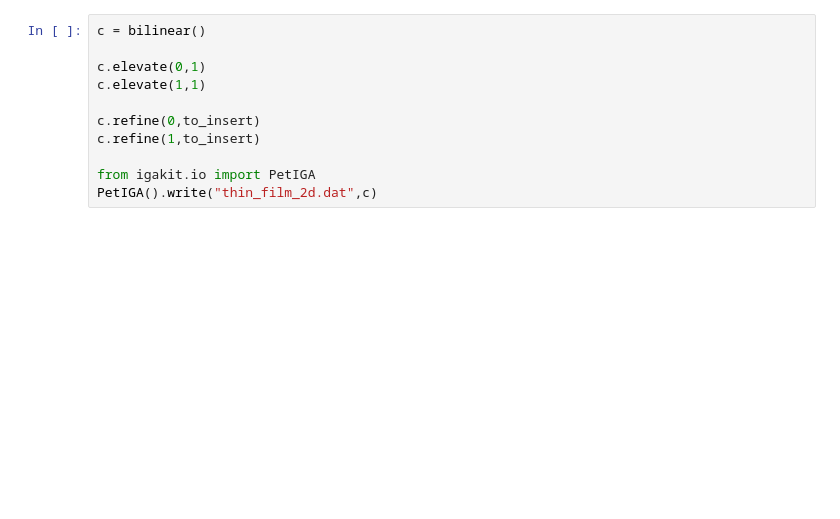
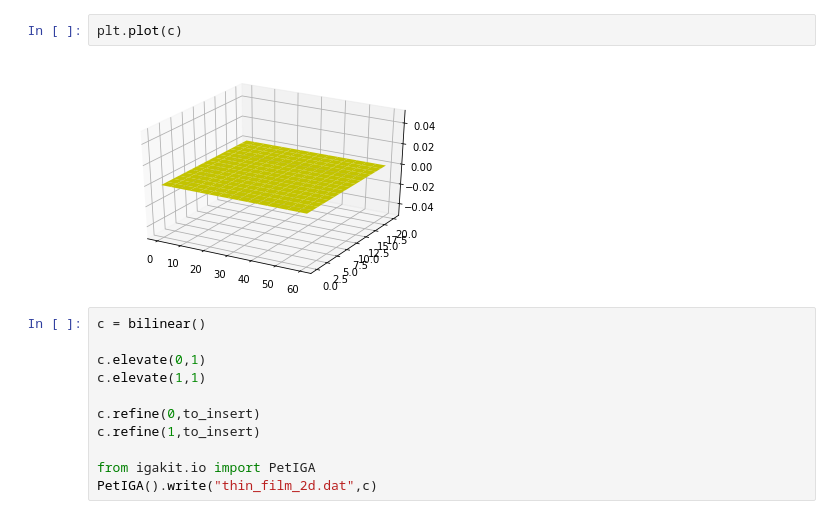
Before and after one commit to arastogi04/HyperElasticity_PetIGA, a Jupyter notebook: Create_Geometry_Hyperelasticity.ipynb, the cells around one changed output. Cells and saved outputs as stored; diff of their text form; blank space fills up the shorter version.

```diff
--- a/Create_Geometry_Hyperelasticity.ipynb
+++ b/Create_Geometry_Hyperelasticity.ipynb
@@ -43,6 +47,10 @@ c.refine(1,to_insert)
 
 from igakit.io import PetIGA
 PetIGA().write("thin_film_2d.dat",c)
+# %%
+plt.plot(c)
+# %% [output]
+[figure, added]
 # %%
 c = bilinear()
 
```
Also changed, not shown: parts of 3 cells of this notebook, 5 other files.
